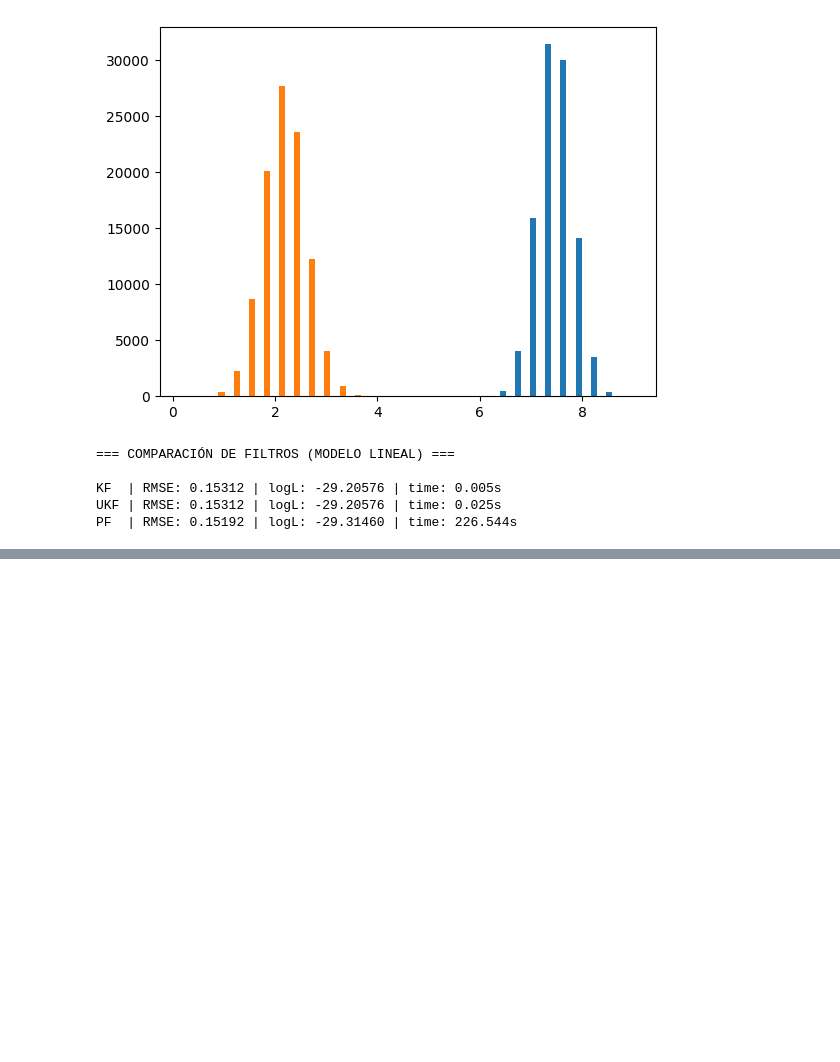
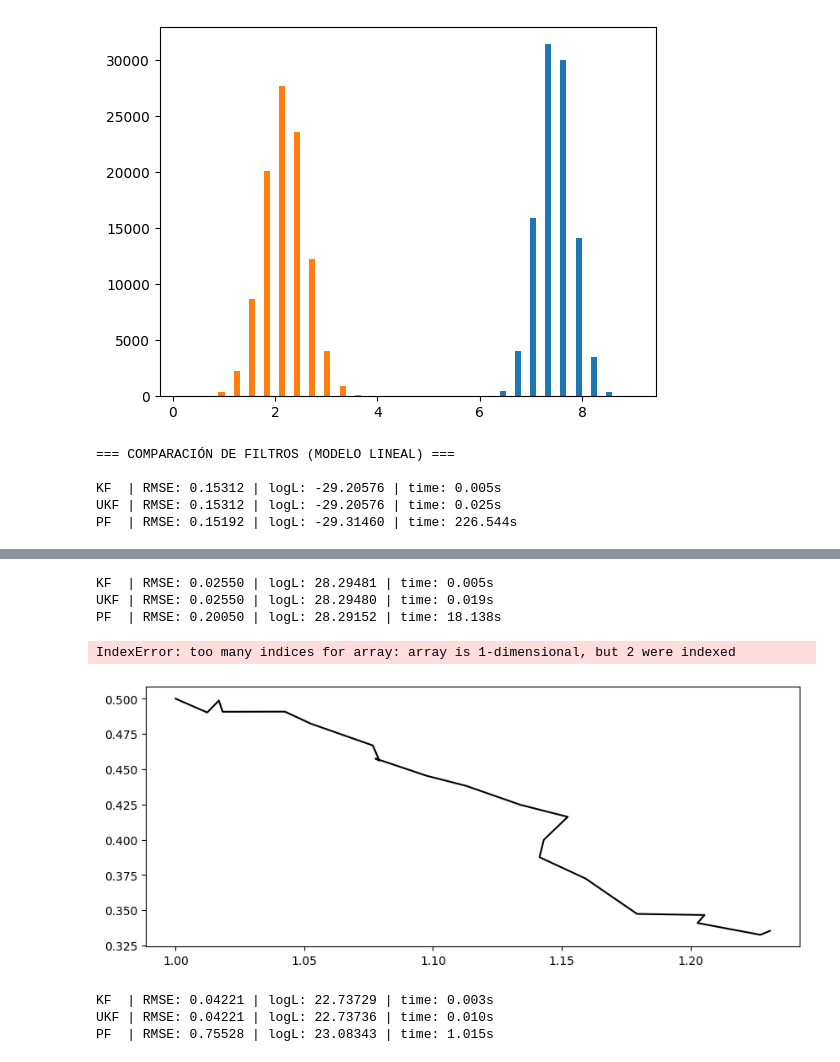
Before and after one commit to cnosa/MasterThesis, a Jupyter notebook: Code/Modules/Examples/comparison_filters.ipynb, the cells around one changed output, grey strips where cells are left out. Cells and saved outputs as stored; diff of their text form; code cells hidden in the pictures; blank space fills up the shorter version.

```diff
--- a/Code/Modules/Examples/comparison_filters.ipynb
+++ b/Code/Modules/Examples/comparison_filters.ipynb
@@ -167,0 +1073,56 @@ PF  | RMSE: 0.15192 | logL: -29.31460 | time: 226.544s
+# %%
+
+model_lv = LotkaVolterraSSM(
+    alpha=1.5,
+    beta=1.0,
+    delta=1.0,
+    gamma=3.0,
+    dt=0.01,
+    m0=np.array([1.0, 0.5]),
+    P0=0.05 * np.eye(2),
+    Sigma=1e-4 * np.eye(2),
+    Gamma=1e-2 * np.eye(2)
+)
+
+res_lv = run_experiment(model_lv, T=20, pf_particles=5000)
+# %% [output]
+KF  | RMSE: 0.02550 | logL: 28.29481 | time: 0.005s
+UKF | RMSE: 0.02550 | logL: 28.29480 | time: 0.019s
+PF  | RMSE: 0.20050 | logL: 28.29152 | time: 18.138s
+# %%
+import matplotlib.pyplot as plt
+
+X = res_lv["X_true"]
+X_kf = res_lv["results"]["KF"]["filtering_mean"]
+X_ukf = res_lv["results"]["UKF"]["filtering_mean"]
+X_pf = res_lv["results"]["PF"]["filtering_mean"]
+
+plt.figure(figsize=(10,4))
+plt.plot(X[:,0], X[:,1], 'k-', label="True")
+plt.plot(X_kf[:,0], X_kf[:,1], '--', label="KF")
+plt.plot(X_ukf[:,0], X_ukf[:,1], '--', label="UKF")
+plt.plot(X_pf[:,0], X_pf[:,1], '--', label="PF")
+plt.legend()
+plt.title("Lotka–Volterra phase space")
+plt.show()
+# %% [output]
+IndexError: too many indices for array: array is 1-dimensional, but 2 were indexed
+[figure, added]
+# %%
+
+model_l63 = Lorenz63SSM(
+    sigma=10.0,
+    rho=28.0,
+    beta=8/3,
+    dt=0.005,
+    m0=np.array([1.0, 1.0, 1.0]),
+    P0=0.1 * np.eye(3),
+    Sigma=5e-4 * np.eye(3),
+    Gamma=1e-2 * np.eye(3)
+)
+
+res_l63 = run_experiment(model_l63, T=10, pf_particles=500)
+# %% [output]
+KF  | RMSE: 0.04221 | logL: 22.73729 | time: 0.003s
+UKF | RMSE: 0.04221 | logL: 22.73736 | time: 0.010s
+PF  | RMSE: 0.75528 | logL: 23.08343 | time: 1.015s
```
Also changed, not shown: parts of 7 cells of this notebook.
